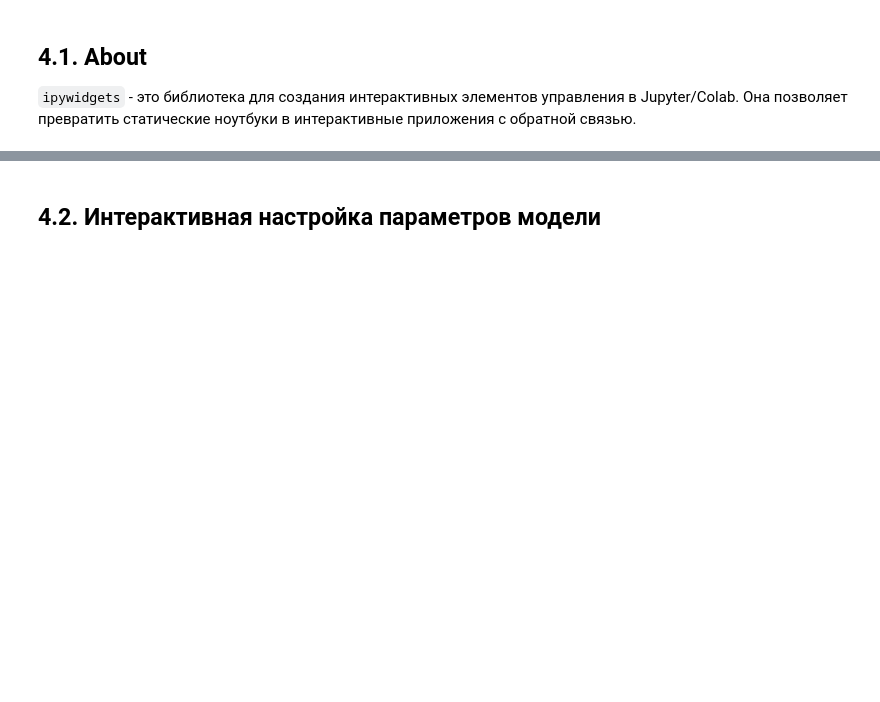
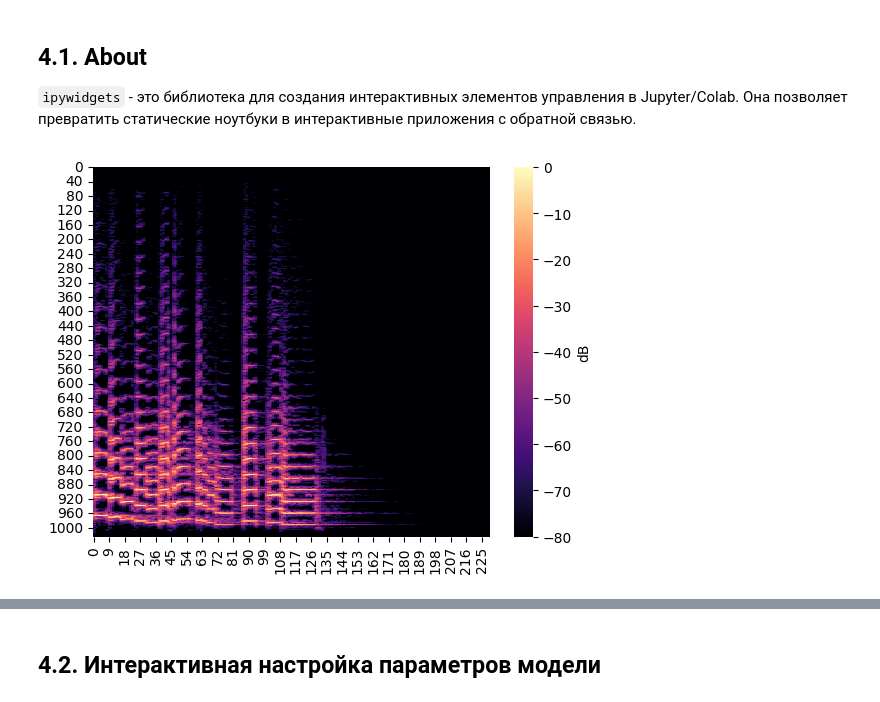
Before and after one commit to jetminded/mipt_python, a Jupyter notebook: base/14_jupyter_extensions.ipynb, the cells around one changed output, grey strips where cells are left out. Saved outputs shown, nothing was run; the diff lists cells and outputs as text; code cells hidden in the pictures; blank space fills up the shorter version.

Commit message:
Added audio example

```diff
--- a/base/14_jupyter_extensions.ipynb
+++ b/base/14_jupyter_extensions.ipynb
@@ -638,3 +615,22 @@ ExtensionConfig(verbose=False, cache=True)
 # %% [markdown]
 ## 4.1. About
 `ipywidgets` - это библиотека для создания интерактивных элементов управления в Jupyter/Colab. Она позволяет превратить статические ноутбуки в интерактивные приложения с обратной связью.
+# %%
+import numpy as np
+import librosa
+import seaborn as sns
+import matplotlib.pyplot as plt
+from IPython.display import display, Audio
+
+# AUDIO_PATH = "enrique.mp3"
+# y, sr = librosa.load(AUDIO_PATH)
+
+y, sr = librosa.load(librosa.ex("trumpet"))
+
+D = librosa.amplitude_to_db(np.abs(librosa.stft(y)), ref=np.max)
+sns.heatmap(D[::-1], cmap="magma", cbar_kws={"label": "dB"})
+plt.show()
+
+display(Audio(y, rate=sr))
+# %% [output]
+[figure, added]
```
Also changed, not shown: parts of 12 cells of this notebook.
